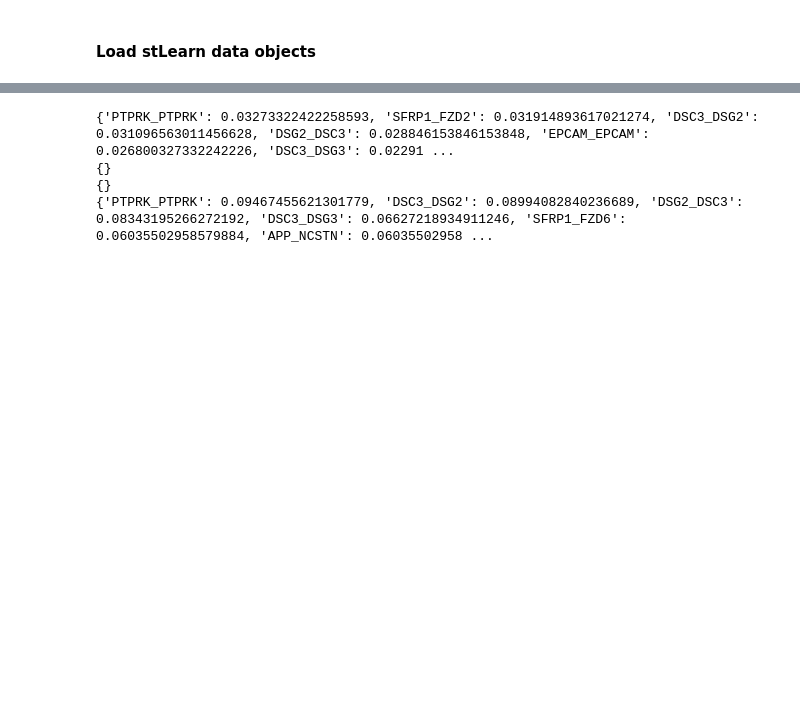
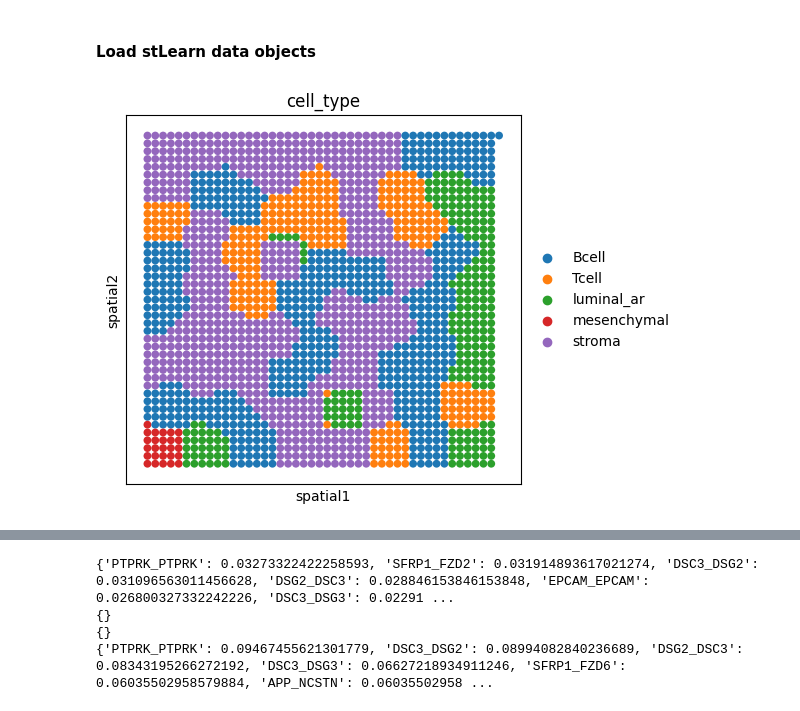
Before and after one commit to BiomedicalMachineLearning/MultimodalCCI, a Jupyter notebook: examples/benchmarking.ipynb, the cells around one changed output, grey strips where cells are left out. Saved outputs shown, nothing was run; the diff lists cells and outputs as text; code cells hidden in the pictures; blank space fills up the shorter version.

```diff
--- a/examples/benchmarking.ipynb
+++ b/examples/benchmarking.ipynb
@@ -25,6 +25,10 @@ with open('/scratch/project/stseq/Levi/mmcci_benchmarking/squidpy_sample3.pkl',
 squidpy_cci = [squidpy1, squidpy2, squidpy3]
 
 stlearn_cci = [sample.uns['per_lr_cci_cell_type'] for sample in stlearn]
+# %%
+sc.pl.spatial(stlearn[1], color='cell_type')
+# %% [output]
+[figure, added]
 # %%
 from matplotlib import pyplot as plt
 
```
Also changed, not shown: parts of 3 cells of this notebook, 10 other files.
